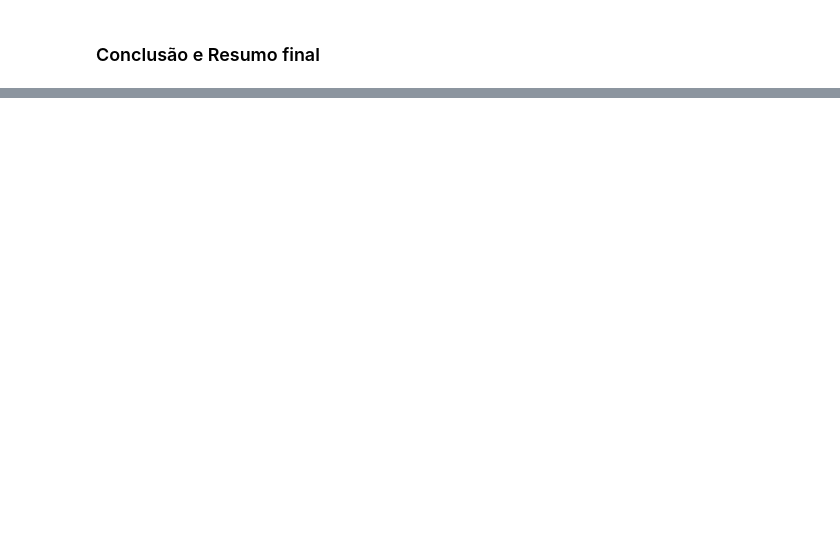
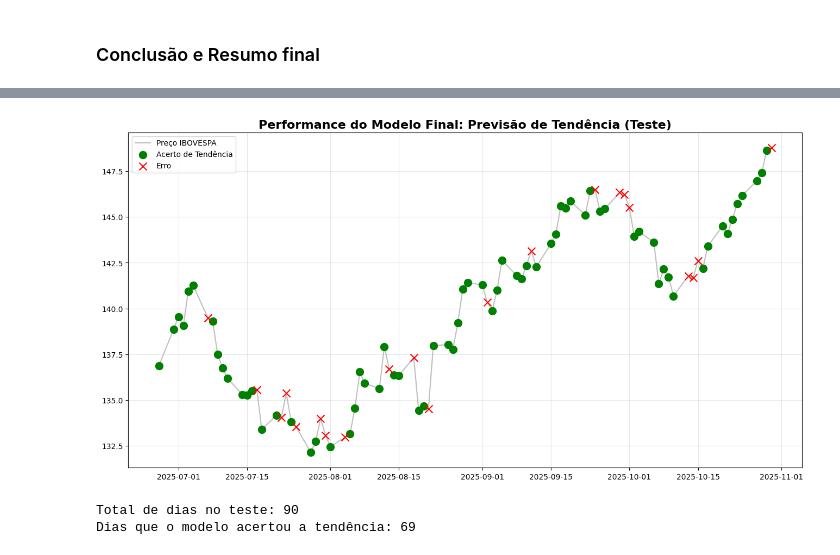
Before and after one commit to DeleteTableSemWhere/FIAP_TC_2-Machine_Learning_and_Time_series, a Jupyter notebook: Modelo_Machine_Learning_preditivo_IBOVESPA.ipynb, the cells around one changed output, grey strips where cells are left out. Saved outputs shown, nothing was run; the diff lists cells and outputs as text; code cells hidden in the pictures; blank space fills up the shorter version.

Commit message:
TESTE: Consolidação da estratégia de Tendência (76%)

```diff
--- a/Modelo_Machine_Learning_preditivo_IBOVESPA.ipynb
+++ b/Modelo_Machine_Learning_preditivo_IBOVESPA.ipynb
@@ -1205,0 +1356,40 @@ df
+# %%
+import matplotlib.pyplot as plt
+
+# Gerar previsões finais
+y_pred_final = xgb_trend.predict(X_test_t_scaled)
+
+# Criar DataFrame para plotagem
+resultados_finais = pd.DataFrame({
+    'Data': datas_test.values,
+    'Fechamento': df.loc[datas_test.index, 'Fechamento'].values,
+    'Tendencia_Real': y_test_t.values,
+    'Tendencia_Prevista': y_pred_final,
+    'Acerto': (y_test_t.values == y_pred_final)
+})
+
+# Plotar
+plt.figure(figsize=(16, 8))
+
+# Linha do preço
+plt.plot(resultados_finais['Data'], resultados_finais['Fechamento'],
+         color='gray', alpha=0.5, label='Preço IBOVESPA')
+
+# Marcar os Acertos (Verde) e Erros (Vermelho)
+acertos = resultados_finais[resultados_finais['Acerto'] == True]
+erros = resultados_finais[resultados_finais['Acerto'] == False]
+
+plt.scatter(acertos['Data'], acertos['Fechamento'], color='green', s=100, label='Acerto de Tendência', zorder=5)
+plt.scatter(erros['Data'], erros['Fechamento'], color='red', marker='x', s=100, label='Erro', zorder=5)
+
+plt.title('Performance do Modelo Final: Previsão de Tendência (Teste)', fontsize=16, fontweight='bold')
+plt.legend()
+plt.grid(True, alpha=0.3)
+plt.show()
+
+print(f"Total de dias no teste: {len(resultados_finais)}")
+print(f"Dias que o modelo acertou a tendência: {resultados_finais['Acerto'].sum()}")
+# %% [output]
+[figure, added]
+Total de dias no teste: 90
+Dias que o modelo acertou a tendência: 69
```
Also changed, not shown: parts of 13 cells of this notebook.
